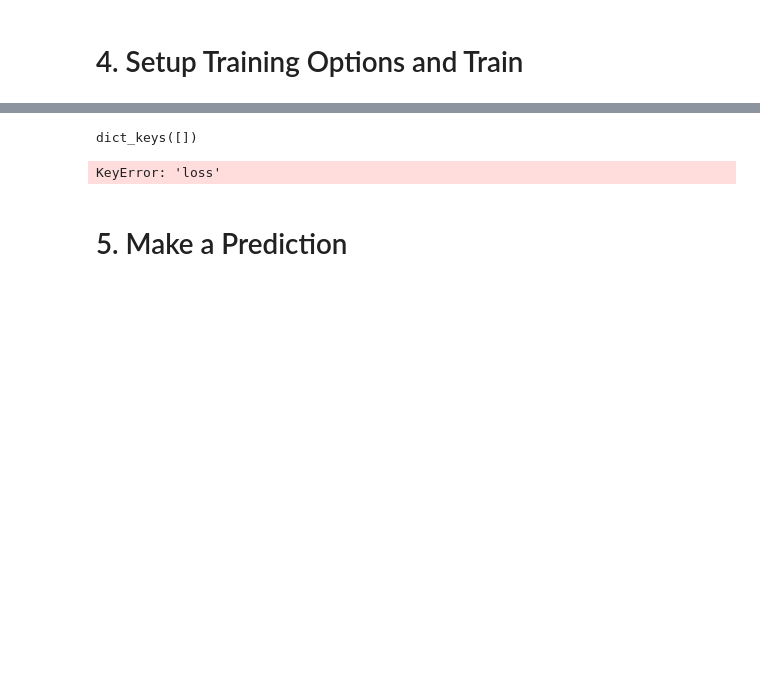
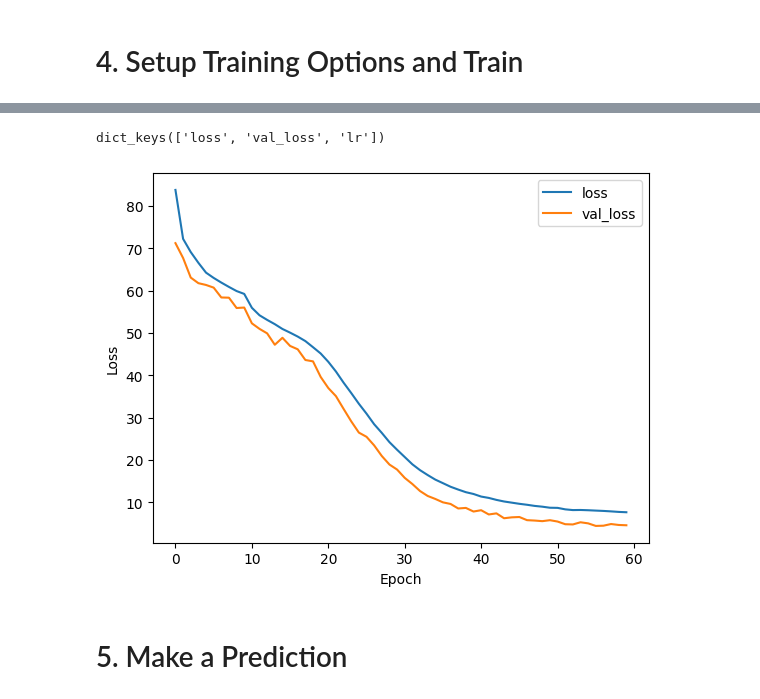
Before and after one commit to liazylee/lip_reading, a Jupyter notebook: src/lipNet/LipNet.ipynb, the cells around one changed output, grey strips where cells are left out. Drawn from its saved outputs; the diff is of its cells as text; code cells hidden in the pictures; blank space fills up the shorter version.

Commit message:
modify the model

```diff
--- a/src/lipNet/LipNet.ipynb
+++ b/src/lipNet/LipNet.ipynb
@@ -468,7 +480,7 @@ class ProduceExample(tf.keras.callbacks.Callback):
 # %%
 model.compile(optimizer=Adam(learning_rate=0.0001), loss=CTCLoss)
 # %%
-checkpoint_callback = ModelCheckpoint(os.path.join('models_4','checkpoint'), monitor='loss', save_weights_only=True)
+checkpoint_callback = ModelCheckpoint(os.path.join('models_6','checkpoint'), monitor='loss', save_weights_only=True)
 # %%
 schedule_callback = LearningRateScheduler(scheduler)
 # %%
@@ -502,19 +520,19 @@ loss_history = model.history.history
 # %%
 # draw the loss curve
 print(loss_history.keys())
 plt.plot(loss_history['loss'], label='loss')
 plt.plot(loss_history['val_loss'], label='val_loss')
 # x label and y label
 plt.xlabel('Epoch')
 plt.ylabel('Loss')
-plt.title('Loss Curve for adding resNet50')
+# plt.title('Loss Curve for adding resNet50 with datasetS10')
 plt.legend(loc='upper right')
-# filename = 'loss_curve_resNet50.png'
-# plt.savefig(filename)
+filename = 'loss_curve_resNet50_datasetS10_notitle.png'
+plt.savefig(filename)
 plt.show()
 # %% [output]
-dict_keys([])
+dict_keys(['loss', 'val_loss', 'lr'])
-KeyError: 'loss'
+[figure, added]
 # %% [markdown]
 
 # 5. Make a Prediction
```
Also changed, not shown: parts of 19 cells of this notebook, 4 other files.
